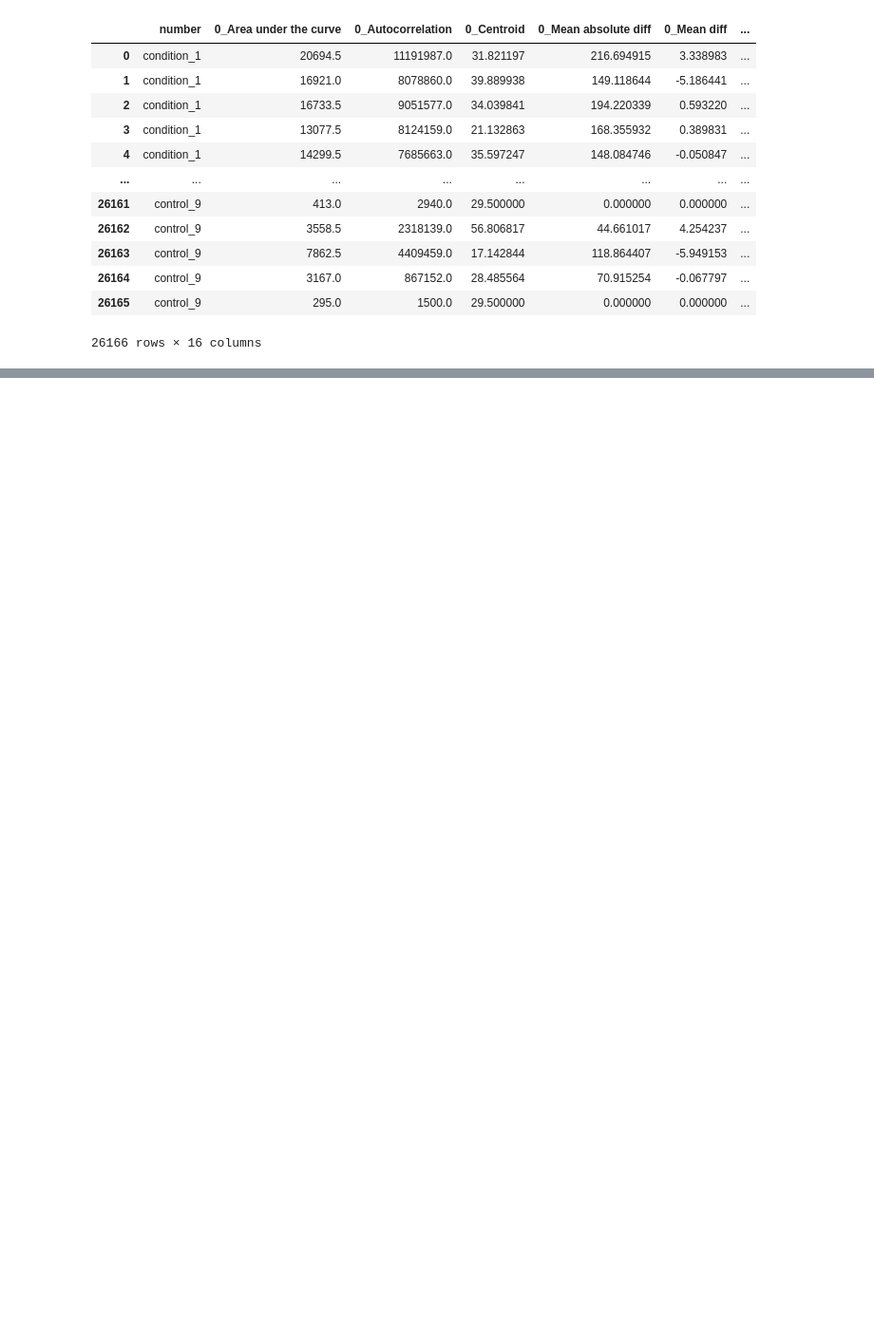
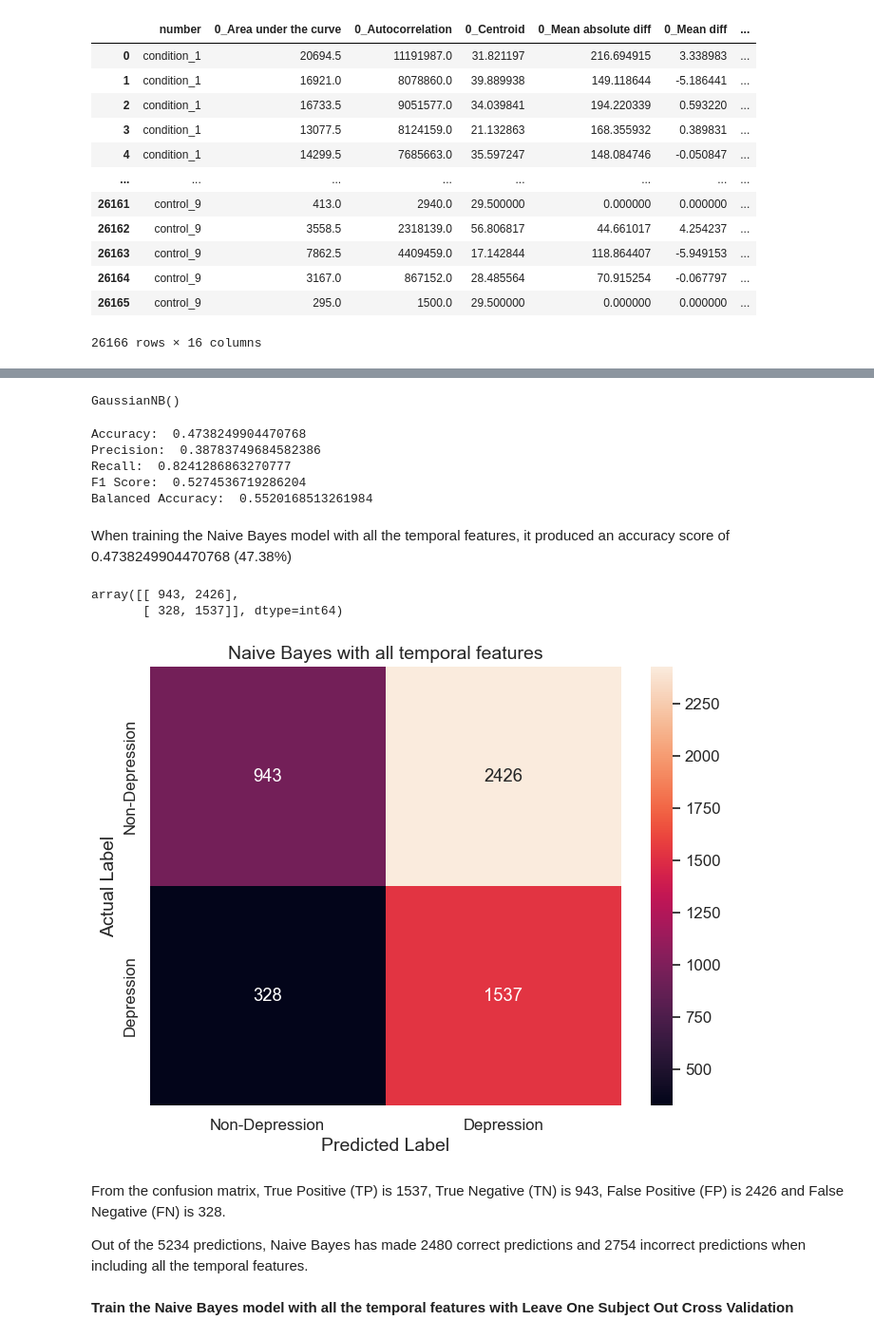
Before and after one commit to KADev2022/CS3IP, a Jupyter notebook: Machine Learning Experiment - Depression or Non-Depression Classification (Final).ipynb, the cells around one changed output, grey strips where cells are left out. Shown at 95% size. Drawn from its saved outputs; the diff is of its cells as text; code cells hidden in the pictures; blank space fills up the shorter version.

Commit message:
Trained the Naive Bayes model

```diff
--- a/Machine Learning Experiment - Depression or Non-Depression Classification (Final).ipynb
+++ b/Machine Learning Experiment - Depression or Non-Depression Classification (Final).ipynb
@@ -2408,0 +2512,59 @@ On an average of 475.75 predictions, Decision Tree has made an average of 285.78
+# %%
+# Train Naive Bayes with the gender, age and work features without cross validation
+from sklearn.naive_bayes import GaussianNB
+
+# Train the Naive Bayes model - use Gaussian Naive Bayes
+gnb_clf = GaussianNB()
+gnb_clf.fit(X_train, y_train)
+# %% [output]
+GaussianNB()
+# %%
+# Predict the class for the independent variables
+y_pred = gnb_clf.predict(X_test)
+# %%
+# Evaluation metric results for Naive Bayes with all the temporal features without cross validation
+
+# Accuracy score for Naive Bayes
+accuracy = accuracy_score(y_test, y_pred)
+print("Accuracy: ", accuracy)
+
+# Precision score for Naive Bayes
+precision = precision_score(y_test, y_pred)
+print("Precision: ", precision)
+
+# Recall score for Naive Bayes
+recall = recall_score(y_test, y_pred)
+print("Recall: ", recall)
+
+# F1 score for Naive Bayes
+f1 = f1_score(y_test, y_pred)
+print("F1 Score: ", f1)
+
+# Balanced Accuracy score for Naive Bayes
+balanced_accuracy = balanced_accuracy_score(y_test, y_pred)
+print("Balanced Accuracy: ", balanced_accuracy)
+# %% [output]
+Accuracy:  0.4738249904470768
+Precision:  0.38783749684582386
+Recall:  0.8241286863270777
+F1 Score:  0.5274536719286204
+Balanced Accuracy:  0.5520168513261984
+# %% [markdown]
+When training the Naive Bayes model with all the temporal features, it produced an accuracy score of 0.4738249904470768 (47.38%)
+# %%
+# Confusion matrix for the Naive Bayes model with all the temporal features
+confusion_matrix(y_test, y_pred)
+# %% [output]
+array([[ 943, 2426],
+       [ 328, 1537]], dtype=int64)
+# %%
+plot_confusion_matrix_without_cross_validation(confusion_matrix(y_test, y_pred),
+                                               "Naive Bayes with all temporal features")
+# %% [output]
+[figure, added]
+# %% [markdown]
+From the confusion matrix, True Positive (TP) is 1537, True Negative (TN) is 943, False Positive (FP) is 2426 and False Negative (FN) is 328.<br>
+
+Out of the 5234 predictions, Naive Bayes has made 2480 correct predictions and 2754 incorrect predictions when including all the temporal features.
+# %% [markdown]
+**Train the Naive Bayes model with all the temporal features with Leave One Subject Out Cross Validation**
```
Also changed, not shown: parts of 94 cells of this notebook.
